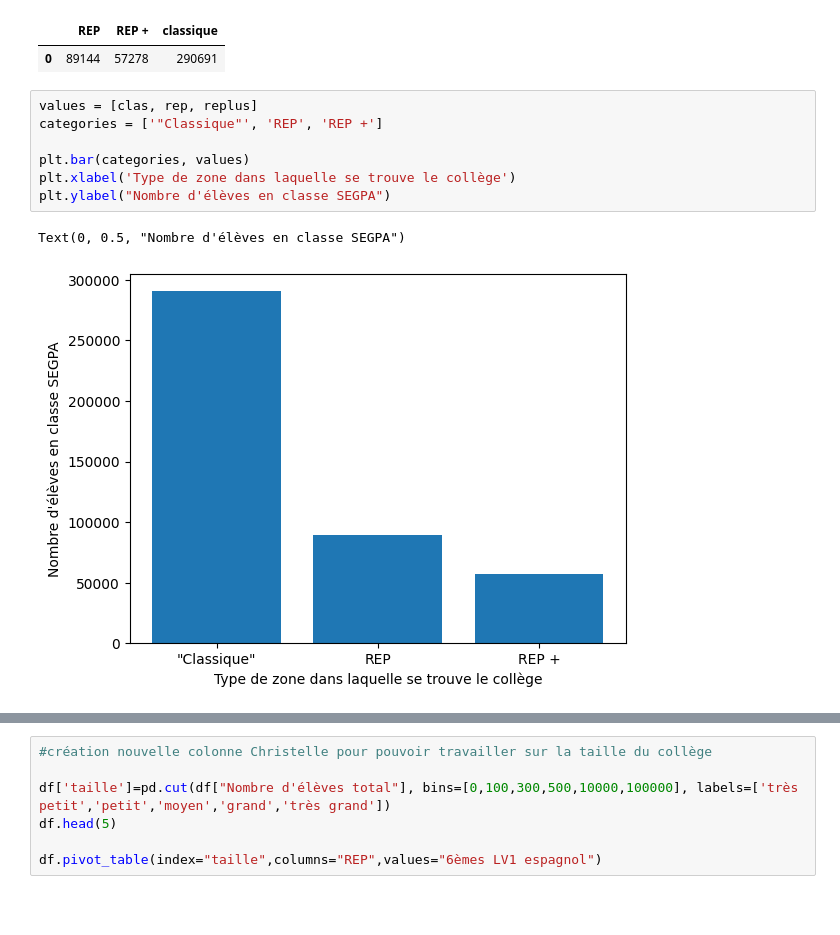
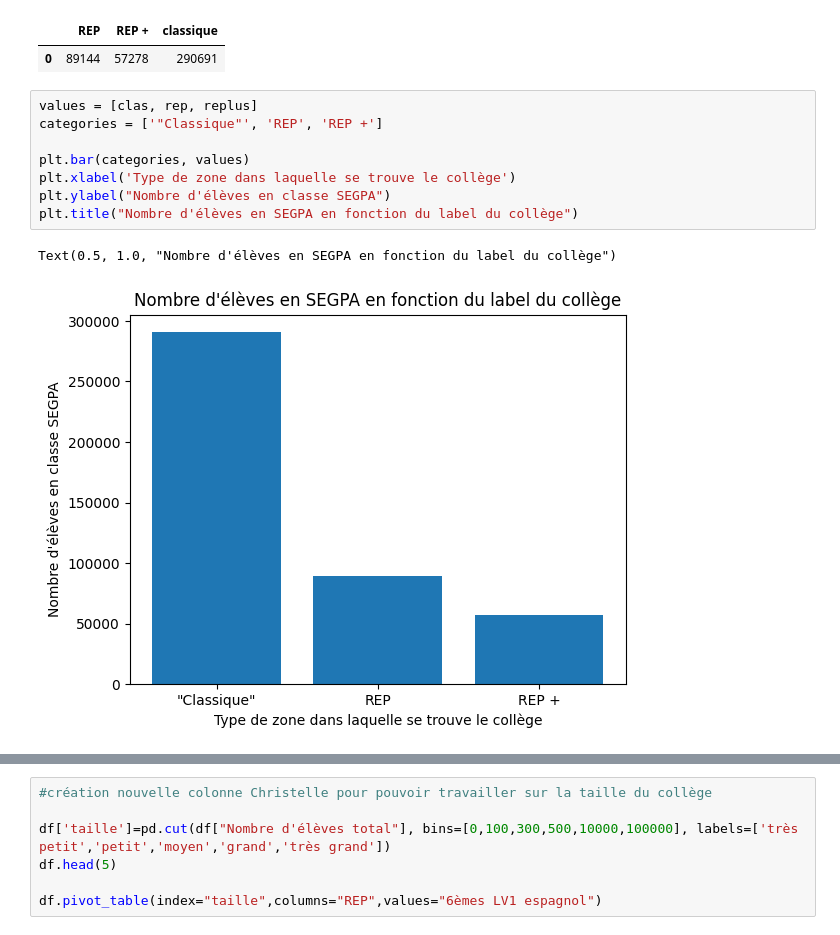
Before and after one commit to margotlafond/projet-info, a Jupyter notebook: analyse_data1.ipynb, the cells around one changed output, grey strips where cells are left out. Cells and saved outputs as stored; diff of their text form; blank space fills up the shorter version.

```diff
--- a/analyse_data1.ipynb
+++ b/analyse_data1.ipynb
@@ -56,11 +56,12 @@ segpa
 # %%
 values = [clas, rep, replus]
 categories = ['"Classique"', 'REP', 'REP +']
 
 plt.bar(categories, values)
 plt.xlabel('Type de zone dans laquelle se trouve le collège')
 plt.ylabel("Nombre d'élèves en classe SEGPA")
+plt.title("Nombre d'élèves en SEGPA en fonction du label du collège")
 # %% [output]
-Text(0, 0.5, "Nombre d'élèves en classe SEGPA")
+Text(0.5, 1.0, "Nombre d'élèves en SEGPA en fonction du label du collège")
-[figure, old version]
+[figure, new version]
 # %%
```
Also changed, not shown: parts of 1 cell of this notebook.
